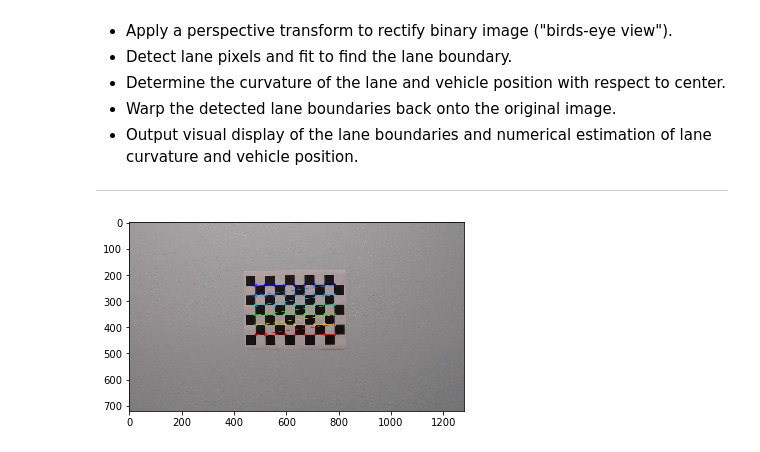
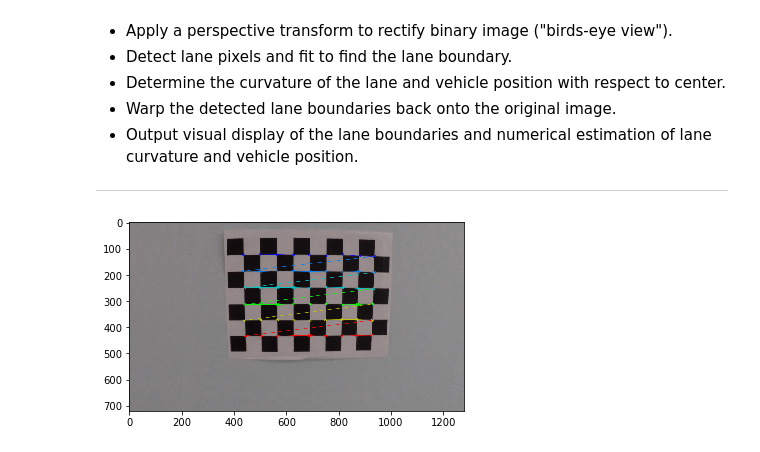
Before and after one commit to Rxmeez/SDCND-1-AdvanceLaneFinding, a Jupyter notebook: AdvanceLaneLines.ipynb, the cells around one changed output. Saved outputs shown, nothing was run; the diff lists cells and outputs as text; code cells hidden in the pictures.

Commit message:
Successfully draw corners and lines on a chessboard

```diff
--- a/AdvanceLaneLines.ipynb
+++ b/AdvanceLaneLines.ipynb
@@ -22,13 +22,13 @@ import glob
 %matplotlib inline
 # %%
 # Read all the chessboard images in for camera calibration
-images = []
+filenames = []
 for filename in glob.glob('camera_cal/calibration*'):
-    img = cv2.imread(filename)
-    images.append(img)
+    filenames.append(filename)
 # %%
 # Convert to grayscale
-gray = cv2.cvtColor(images[3], cv2.COLOR_BGR2GRAY)
+images = cv2.imread(filenames[2])
+gray = cv2.cvtColor(images, cv2.COLOR_BGR2GRAY)
 # %%
 # Find the chessboard corners
 nx = 9
@@ -37,8 +37,8 @@ ret, corners = cv2.findChessboardCorners(gray, (nx, ny), None)
 # %%
 # If found, draw corners and display
 if ret == True:
-    cv2.drawChessboardCorners(images[3], (nx, ny), corners, ret)
-    plt.imshow(images[3])
+    cv2.drawChessboardCorners(images, (nx, ny), corners, ret)
+    plt.imshow(images)
 # %% [output]
-[figure, old version]
+[figure, new version]
 # %%
```
Also changed, not shown: parts of 3 cells of this notebook.
